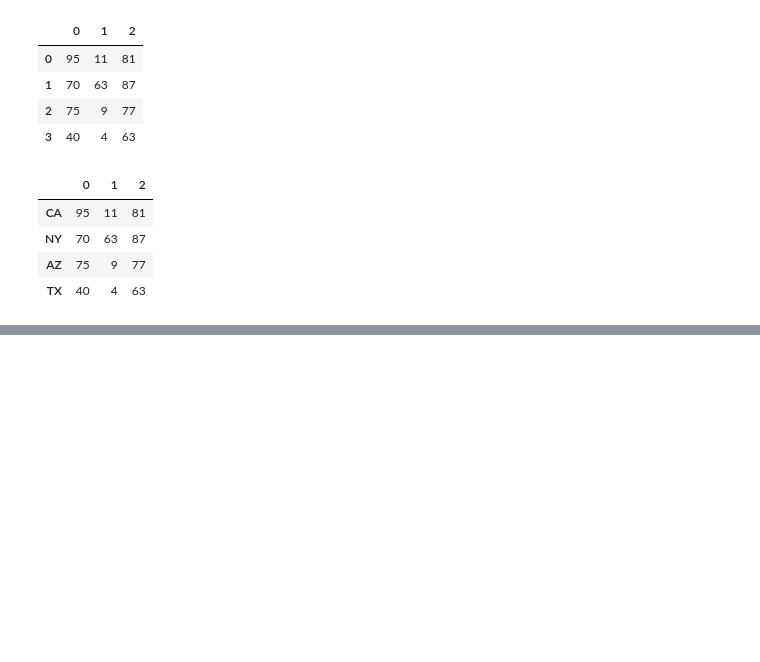
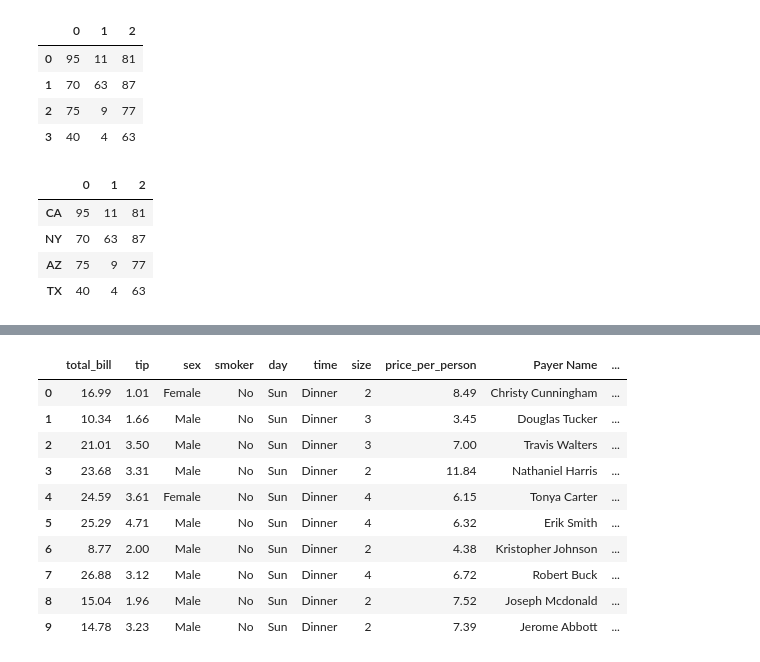
Before and after one commit to ayushgupta-repo/DATA_SCIENCE, a Jupyter notebook: 05_pandas/video_4.ipynb, the cells around one changed output, grey strips where cells are left out. Saved outputs shown, nothing was run; the diff lists cells and outputs as text; code cells hidden in the pictures; blank space fills up the shorter version.

Commit message:
Completed second part of dataframe

```diff
--- a/05_pandas/video_4.ipynb
+++ b/05_pandas/video_4.ipynb
@@ -107,0 +132,14 @@ df3
+# %%
+df.head(10) # by providing numbers you can get number of rows
+# %% [output]
+|  | total_bill | tip | sex | smoker | day | time | size | price_per_person | Payer Name | ... |
+| 0 | 16.99 | 1.01 | Female | No | Sun | Dinner | 2 | 8.49 | Christy Cunningham | ... |
+| 1 | 10.34 | 1.66 | Male | No | Sun | Dinner | 3 | 3.45 | Douglas Tucker | ... |
+| 2 | 21.01 | 3.50 | Male | No | Sun | Dinner | 3 | 7.00 | Travis Walters | ... |
+| 3 | 23.68 | 3.31 | Male | No | Sun | Dinner | 2 | 11.84 | Nathaniel Harris | ... |
+| 4 | 24.59 | 3.61 | Female | No | Sun | Dinner | 4 | 6.15 | Tonya Carter | ... |
+| 5 | 25.29 | 4.71 | Male | No | Sun | Dinner | 4 | 6.32 | Erik Smith | ... |
+| 6 | 8.77 | 2.00 | Male | No | Sun | Dinner | 2 | 4.38 | Kristopher Johnson | ... |
+| 7 | 26.88 | 3.12 | Male | No | Sun | Dinner | 4 | 6.72 | Robert Buck | ... |
+| 8 | 15.04 | 1.96 | Male | No | Sun | Dinner | 2 | 7.52 | Joseph Mcdonald | ... |
+| 9 | 14.78 | 3.23 | Male | No | Sun | Dinner | 2 | 7.39 | Jerome Abbott | ... |
```
Also changed, not shown: parts of 10 cells of this notebook.
